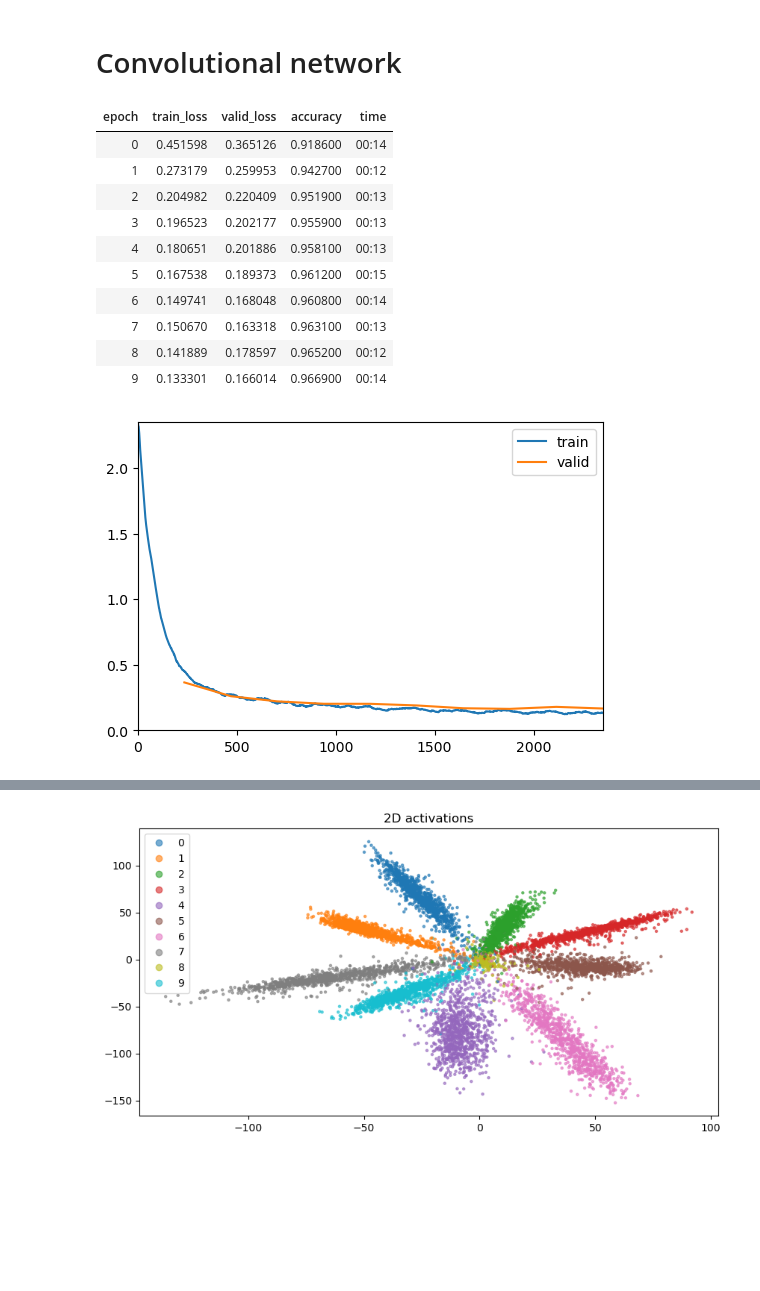
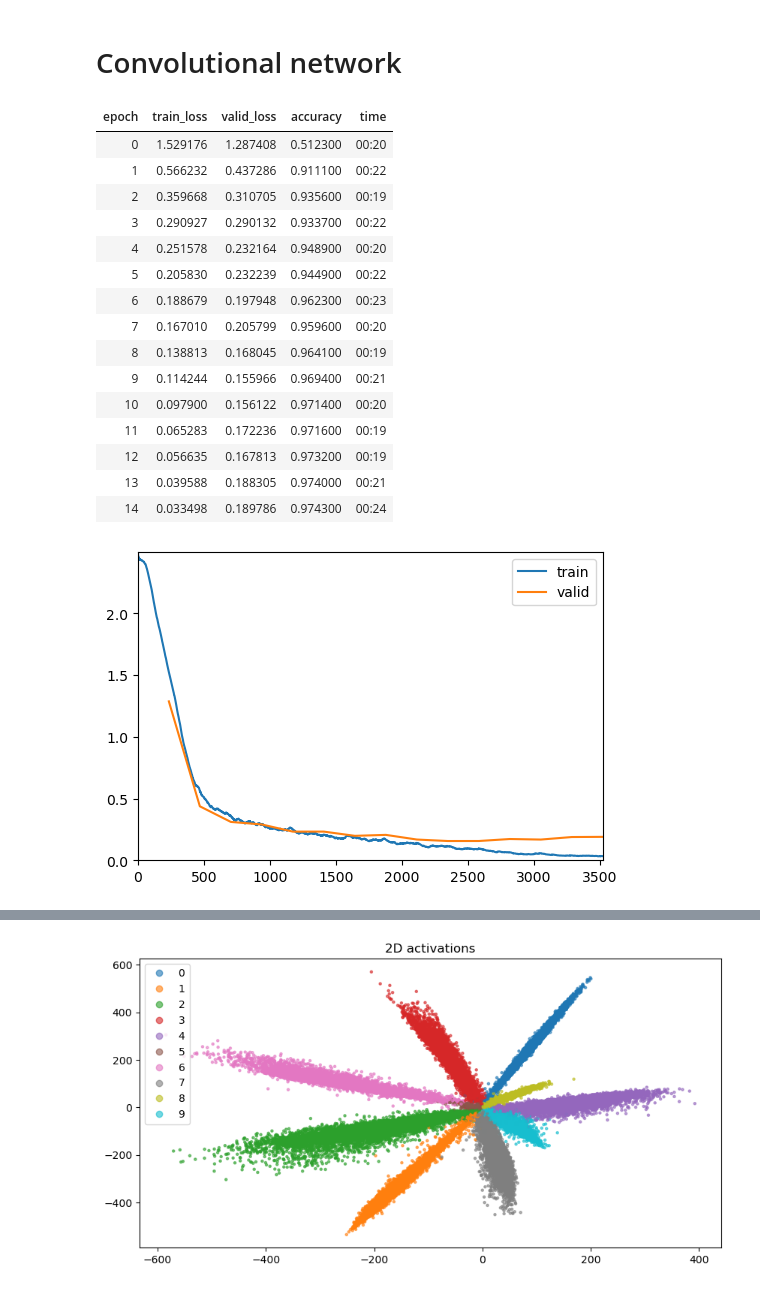
Before and after one commit to ssslakter/FastFF, a Jupyter notebook: nbs/00_mnist.ipynb, the cells around one changed output, grey strips where cells are left out. Saved outputs shown, nothing was run; the diff lists cells and outputs as text; code cells hidden in the pictures; blank space fills up the shorter version.

```diff
--- a/nbs/00_mnist.ipynb
+++ b/nbs/00_mnist.ipynb
@@ -79,5 +95,5 @@ learn.fit(10, lr=1e-2)
 # %%
-# TODO get activations each epoch during training
+#| export
 class Activations2D(HookCallback):
     def __init__(self, module = None, **kwargs):
         super().__init__([module], **kwargs)
@@ -92,17 +108,21 @@ class Activations2D(HookCallback):
         '''Store activations and targets for batch'''
         self.activations.append(self.hooks.stored[0])
         self.targets.append(self.yb[0])
-        super().after_batch()
 
     def after_fit(self):
         self.activations, self.targets = torch.cat(self.activations), torch.cat(self.targets)
         super().after_fit()
 
-    def show_acts(self, figsize=(10,5), ax=None, alpha=0.6, s=5, cmap='tab10', **kwargs):
+    def show_acts(self, ax=None, figsize=(10,5), alpha=0.6, s=5, cmap='tab10', **kwargs):
         if ax is None: _, ax = plt.subplots(figsize=figsize)
-        sc = ax.scatter(self.activations[:,0], self.activations[:,1], alpha=alpha,
-                   c=self.targets.tolist(), label=self.targets.tolist(), s=s, cmap=cmap, **kwargs)
+        u = self.targets.unique()
+        norm = mpl.colors.Normalize(vmin=0, vmax=len(u)-1)
+        if not isinstance(cmap,mpl.colors.Colormap): cmap = plt.get_cmap(cmap)
+        colors = cmap(norm(range(len(u))))
+        for col, l in zip(colors,u):
+            xs = self.activations[self.targets==l]
+            ax.scatter(xs[:,0], xs[:,1], alpha=alpha, color=col, label=l.item(), s=s, **kwargs)
         ax.set_title('2D activations')
-        ax.legend(*sc.legend_elements())
+        ax.legend()
 # %%
 act = Activations2D(model_ff[-3])
@@ -225,7 +224,7 @@ class FFF(nn.Module):
 # %%
 n_trees = 8                     # number of trees
 d = int(math.log2(h/n_trees)-1) # depth of the tree
-model_fff2 = nn.Sequential(FFF(28*28, 2, d, n_trees), nn.PReLU(), nn.Linear(2, 10))
+model_fff2 = nn.Sequential(ultrafastbert.FFF(28*28, 2, d, n_trees), nn.PReLU(), nn.Linear(2, 10))
 # %%
 num_params(model_fff2), num_params(model_ff)
 # %% [output]
@@ -268,31 +273,38 @@ model_cnn = nn.Sequential(
     conv(8 ,16),           #4x4
     conv(16,16),           #2x2
     nn.Flatten(),
-    nn.Linear(64, 2),      # 2d projection
+    nn.Linear(64,256),
+    nn.PReLU(),
+    nn.Linear(256, 2),      # 2d projection
     nn.PReLU(),
     nn.Linear(2, 10)
 )
 # %%
 cbs = [ShowGraphCallback()]
 learn = Learner(dls, model_cnn, loss_func=F.cross_entropy, metrics=accuracy, opt_func = Adam, cbs=cbs)
-learn.fit(10, lr=1e-2)
+learn.fit_one_cycle(15, lr_max=1e-2)
 # %% [output]
 | epoch | train_loss | valid_loss | accuracy | time |
-| 0 | 0.451598 | 0.365126 | 0.918600 | 00:14 |
-| 1 | 0.273179 | 0.259953 | 0.942700 | 00:12 |
-| 2 | 0.204982 | 0.220409 | 0.951900 | 00:13 |
-| 3 | 0.196523 | 0.202177 | 0.955900 | 00:13 |
-| 4 | 0.180651 | 0.201886 | 0.958100 | 00:13 |
-| 5 | 0.167538 | 0.189373 | 0.961200 | 00:15 |
-| 6 | 0.149741 | 0.168048 | 0.960800 | 00:14 |
-| 7 | 0.150670 | 0.163318 | 0.963100 | 00:13 |
-| 8 | 0.141889 | 0.178597 | 0.965200 | 00:12 |
-| 9 | 0.133301 | 0.166014 | 0.966900 | 00:14 |
+| 0 | 1.529176 | 1.287408 | 0.512300 | 00:20 |
+| 1 | 0.566232 | 0.437286 | 0.911100 | 00:22 |
+| 2 | 0.359668 | 0.310705 | 0.935600 | 00:19 |
+| 3 | 0.290927 | 0.290132 | 0.933700 | 00:22 |
+| 4 | 0.251578 | 0.232164 | 0.948900 | 00:20 |
+| 5 | 0.205830 | 0.232239 | 0.944900 | 00:22 |
+| 6 | 0.188679 | 0.197948 | 0.962300 | 00:23 |
+| 7 | 0.167010 | 0.205799 | 0.959600 | 00:20 |
+| 8 | 0.138813 | 0.168045 | 0.964100 | 00:19 |
+| 9 | 0.114244 | 0.155966 | 0.969400 | 00:21 |
+| 10 | 0.097900 | 0.156122 | 0.971400 | 00:20 |
+| 11 | 0.065283 | 0.172236 | 0.971600 | 00:19 |
+| 12 | 0.056635 | 0.167813 | 0.973200 | 00:19 |
+| 13 | 0.039588 | 0.188305 | 0.974000 | 00:21 |
+| 14 | 0.033498 | 0.189786 | 0.974300 | 00:24 |
-[figure, old version]
+[figure, new version]
 # %%
 act = Activations2D(model_cnn[-3])
-learn.get_preds(dl = dls.valid, cbs=act);
+learn.get_preds(dl = dls.train, cbs=act);
 act.show_acts(figsize=(10,5))
 # %% [output]
 [interactive output not drawn]
-[figure, old version]
+[figure, new version]
```
Also changed, not shown: parts of 33 cells of this notebook, 17 other files.
